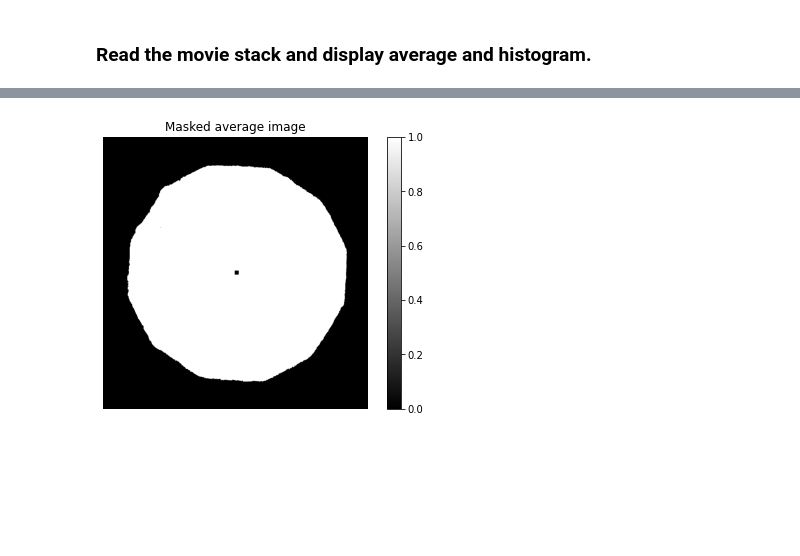
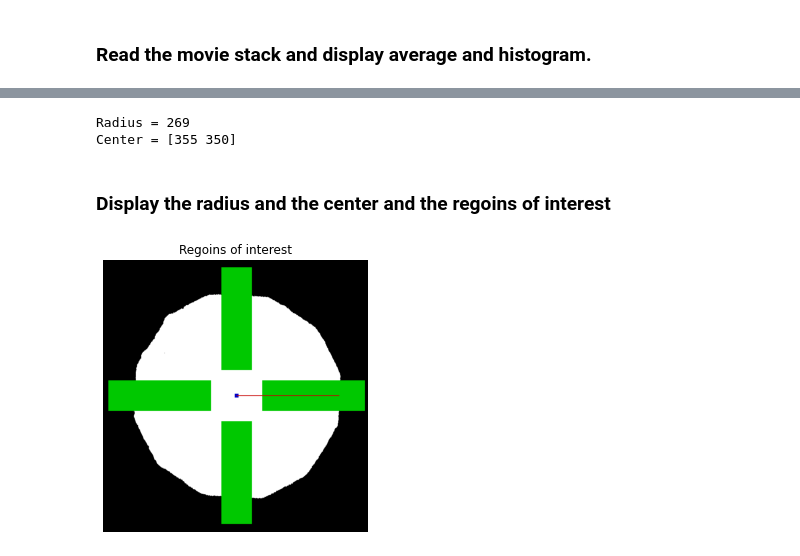
Before and after one commit to ahmed344/SLB_fluidity, a Jupyter notebook: continuous photobleaching.ipynb, the cells around one changed output, grey strips where cells are left out. Drawn from its saved outputs; the diff is of its cells as text; code cells hidden in the pictures; blank space fills up the shorter version.

```diff
--- a/continuous photobleaching.ipynb
+++ b/continuous photobleaching.ipynb
@@ -72,18 +74,39 @@ threshold = filters.threshold_otsu(avg)
 # Making a binary mask image with 0 and 1 values
 mask = np.multiply(avg > threshold, 1)
 
+# Measure the radius of the diaphragm by treating it as a circle with area = Pi*R^2
+radius = int(np.sqrt(np.sum(mask)/(np.pi)))
+
 # Measure the center of mass for the mask and transform it into integer array.
-center = ndimage.measurements.center_of_mass(mask)
-center = np.array([int(center[0]), int(center[1])])
+center = np.array(center_of_mass(mask)).astype(int)
 
-# Draw the center on the mask
-mask[center[0]-5:center[0]+5, center[1]-5:center[1]+5] = 0
-
-# display the image with better brightness and contrast
-plt.figure(figsize=(7,5))
-plt.axis('off')
-plt.title('Masked average image')
-plt.imshow(mask, cmap = "gray")
-plt.colorbar();
+print('Radius =', radius, '\nCenter =', center)
 # %% [output]
-[figure, removed]
+Radius = 269
+Center = [355 350]
+# %% [markdown]
+### Display the radius and the center and the regoins of interest
+# %%
+# Get an RGB copy of the mask
+umask = np.zeros([mask.shape[0], mask.shape[1],3]).astype('uint8')
+for i in range(mask.shape[0]):
+    for j in range(mask.shape[1]):
+        umask[i,j] = mask[i,j] * np.array([255, 255, 255])
+
+# Draw the regions to be measured
+umask[center[0]-40:center[0]+40, center[1]+int(radius/4):center[1]+int(radius*5/4)] = [0,200,0] # Rectangle right
+umask[center[0]-40:center[0]+40, center[1]-int(radius*5/4):center[1]-int(radius/4)] = [0,200,0] # Rectangle left
+umask[center[0]-int(radius*5/4):center[0]-int(radius/4), center[1]-40:center[1]+40] = [0,200,0] # Rectangle up
+umask[center[0]+int(radius/4):center[0]+int(radius*5/4), center[1]-40:center[1]+40] = [0,200,0] # Rectangle down
+
+# Draw the radius and the center on the mask
+umask[center[0]-5:center[0]+5, center[1]-5:center[1]+5] = [0,0,200] # Center
+umask[center[0]-1:center[0]+1, center[1]:center[1]+radius] = [200,0,0] # Radius
+
+# display the image with better brightness and contrast
+plt.figure(figsize=(7,5))
+plt.axis('off')
+plt.title('Regoins of interest')
+plt.imshow(umask);
+# %% [output]
+[figure, added]
```
Also changed, not shown: parts of 5 cells of this notebook.
